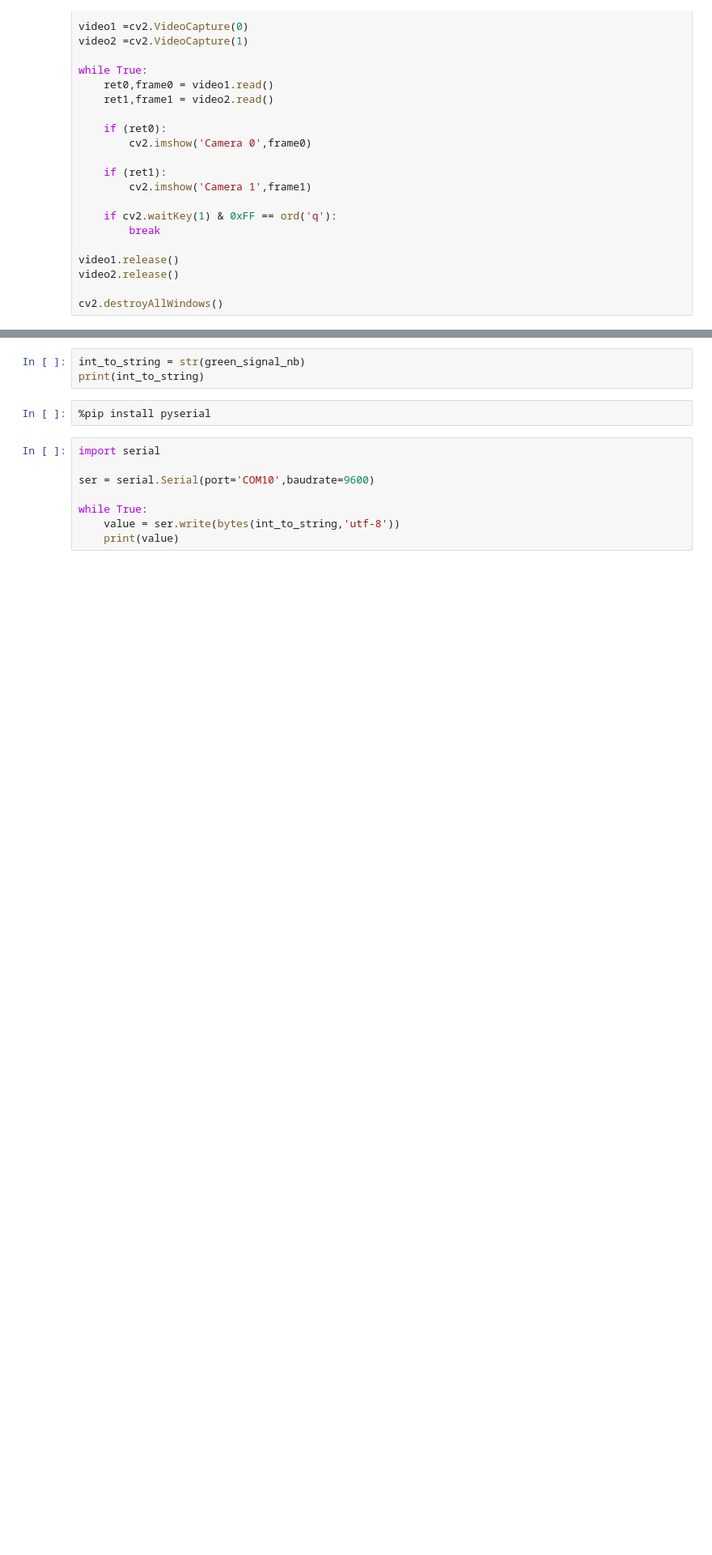
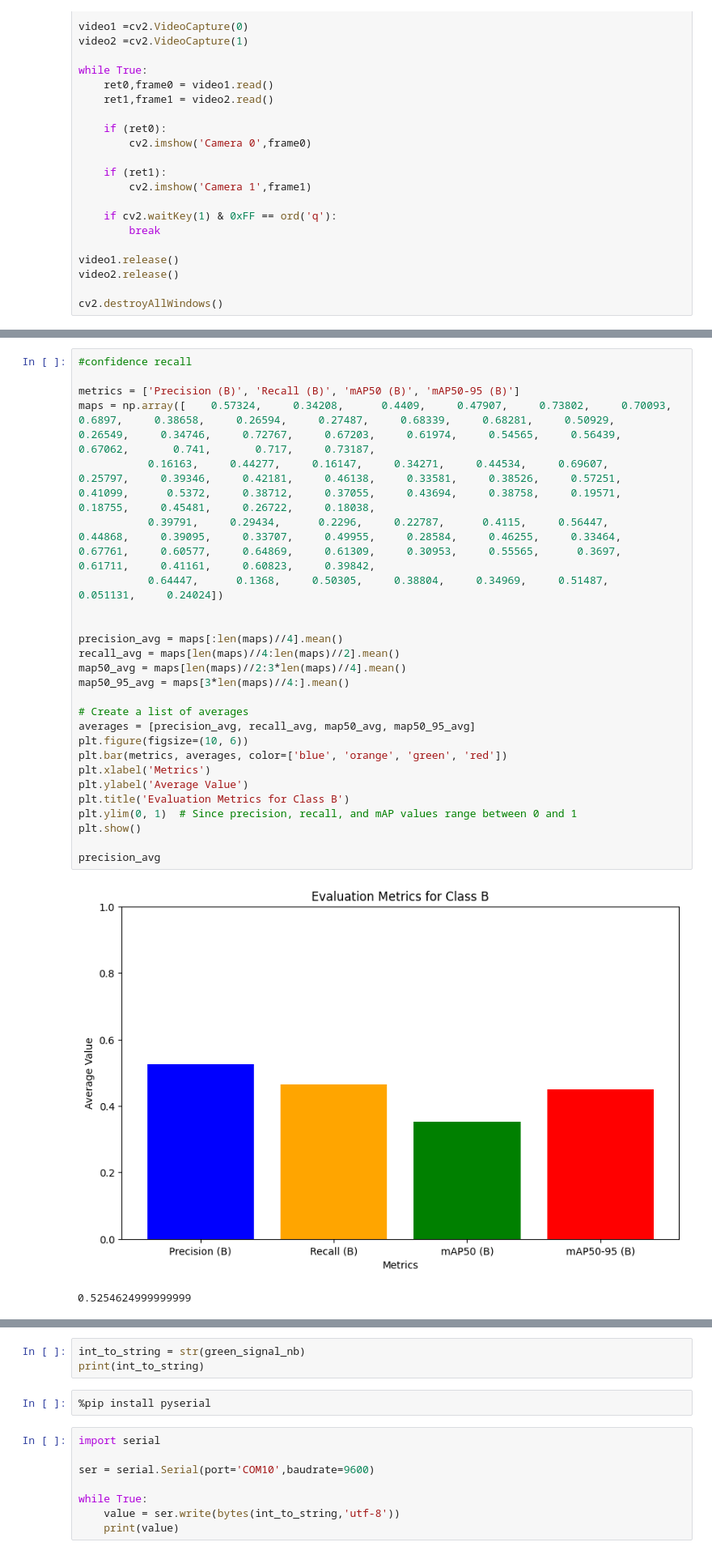
Before and after one commit to mark-2002/project_work, a Jupyter notebook: retesting.ipynb, the cells around one changed output, grey strips where cells are left out. Shown: that part at 81% size. Drawn from its saved outputs; the diff is of its cells as text; blank space fills up the shorter version.

```diff
--- a/retesting.ipynb
+++ b/retesting.ipynb
@@ -392,0 +828,29 @@ model.val(split=px)
+# %%
+#confidence recall
+
+metrics = ['Precision (B)', 'Recall (B)', 'mAP50 (B)', 'mAP50-95 (B)']
+maps = np.array([    0.57324,     0.34208,      0.4409,     0.47907,     0.73802,     0.70093,      0.6897,     0.38658,     0.26594,     0.27487,     0.68339,     0.68281,     0.50929,     0.26549,     0.34746,     0.72767,     0.67203,     0.61974,     0.54565,     0.56439,     0.67062,       0.741,       0.717,     0.73187,
+           0.16163,     0.44277,     0.16147,     0.34271,     0.44534,     0.69607,     0.25797,     0.39346,     0.42181,     0.46138,     0.33581,     0.38526,     0.57251,     0.41099,      0.5372,     0.38712,     0.37055,     0.43694,     0.38758,     0.19571,     0.18755,     0.45481,     0.26722,     0.18038,
+           0.39791,     0.29434,      0.2296,     0.22787,      0.4115,     0.56447,     0.44868,     0.39095,     0.33707,     0.49955,     0.28584,     0.46255,     0.33464,     0.67761,     0.60577,     0.64869,     0.61309,     0.30953,     0.55565,      0.3697,     0.61711,     0.41161,     0.60823,     0.39842,
+           0.64447,      0.1368,     0.50305,     0.38804,     0.34969,     0.51487,    0.051131,     0.24024])
+
+
+precision_avg = maps[:len(maps)//4].mean()
+recall_avg = maps[len(maps)//4:len(maps)//2].mean()
+map50_avg = maps[len(maps)//2:3*len(maps)//4].mean()
+map50_95_avg = maps[3*len(maps)//4:].mean()
+
+# Create a list of averages
+averages = [precision_avg, recall_avg, map50_avg, map50_95_avg]
+plt.figure(figsize=(10, 6))
+plt.bar(metrics, averages, color=['blue', 'orange', 'green', 'red'])
+plt.xlabel('Metrics')
+plt.ylabel('Average Value')
+plt.title('Evaluation Metrics for Class B')
+plt.ylim(0, 1)  # Since precision, recall, and mAP values range between 0 and 1
+plt.show()
+
+precision_avg
+# %% [output]
+[figure, added]
+0.5254624999999999
```
Also changed, not shown: parts of 12 cells of this notebook, 1 other file.
